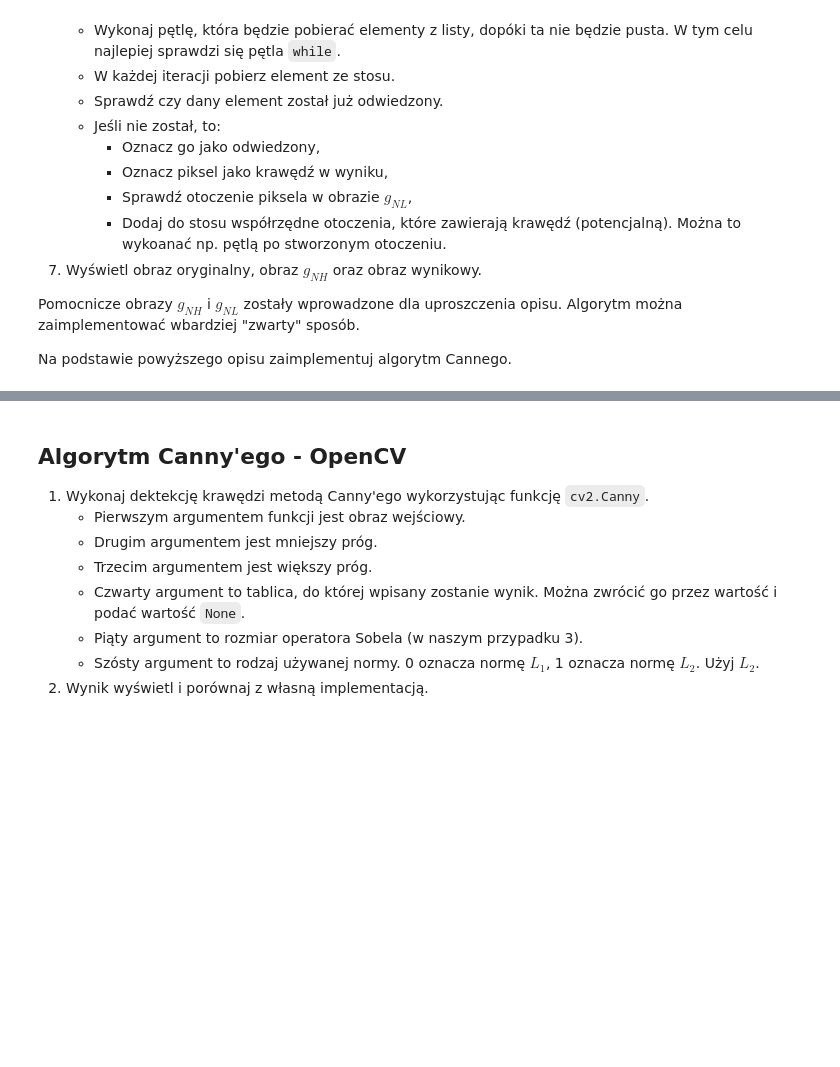
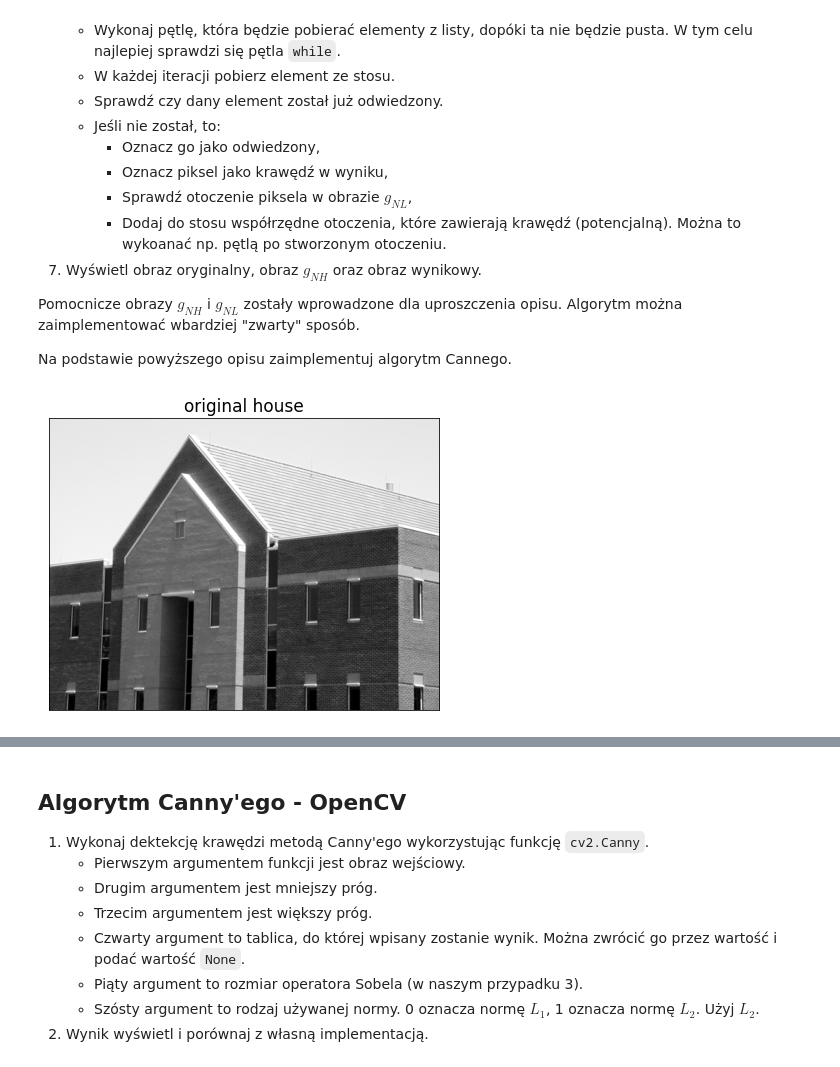
Before and after one commit to sy1wi4/WDCPO-2021, a Jupyter notebook: 09_Canny.ipynb, the cells around one changed output, grey strips where cells are left out. Saved outputs shown, nothing was run; the diff lists cells and outputs as text; code cells hidden in the pictures; blank space fills up the shorter version.

```diff
--- a/09_Canny.ipynb
+++ b/09_Canny.ipynb
@@ -213,0 +282,4 @@ Na podstawie powyższego opisu zaimplementuj algorytm Cannego.
+# %%
+show_image(house,'original house')
+# %% [output]
+[figure, added]
```
Also changed, not shown: parts of 12 cells of this notebook.
